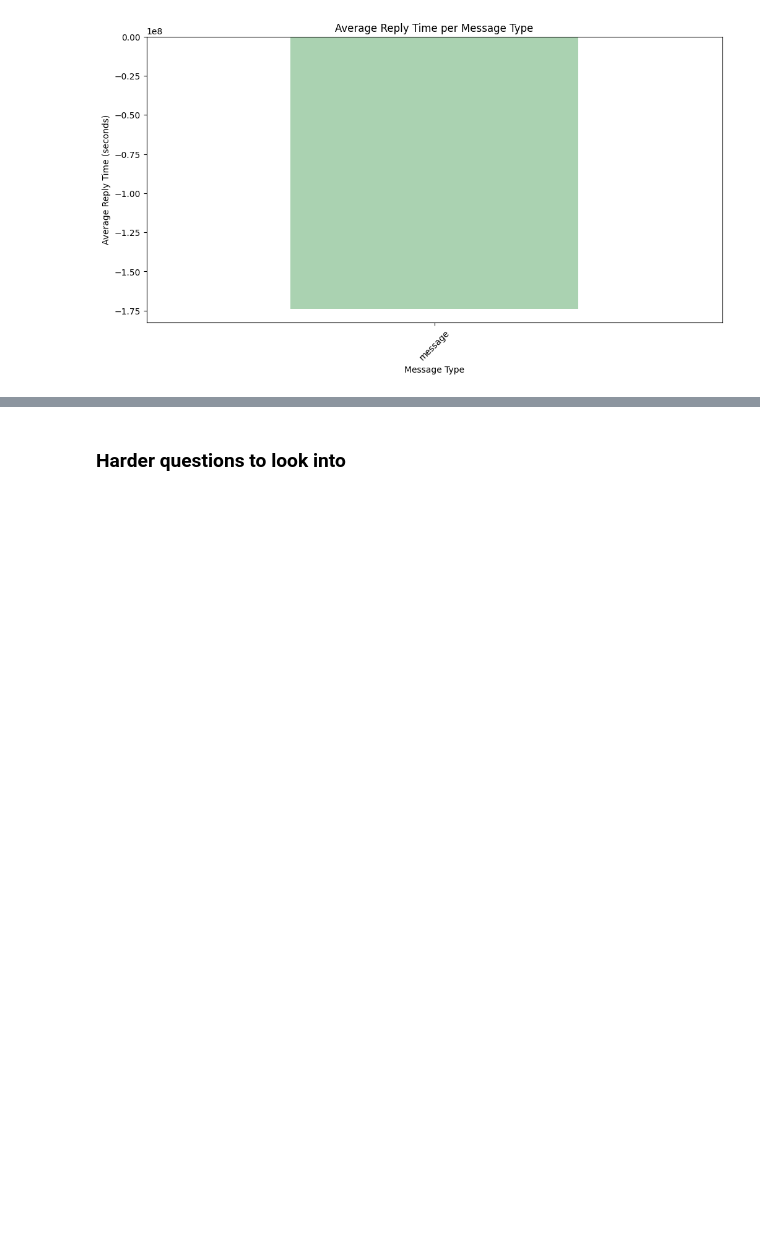
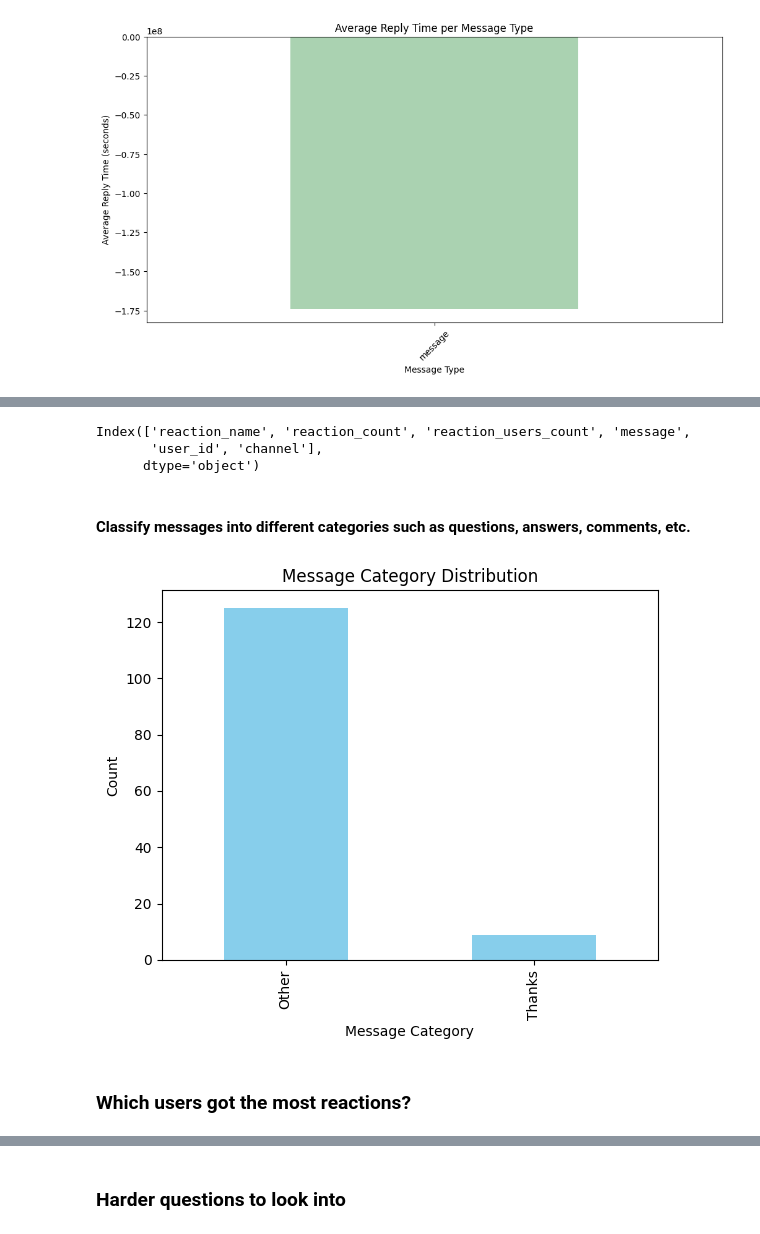
Before and after one commit to mekdes975/network_analysis, a Jupyter notebook: notebooks/parse_slack_data.ipynb, the cells around one changed output, grey strips where cells are left out. Cells and saved outputs as stored; diff of their text form; code cells hidden in the pictures; blank space fills up the shorter version.

```diff
--- a/notebooks/parse_slack_data.ipynb
+++ b/notebooks/parse_slack_data.ipynb
@@ -315,0 +374,42 @@ plt.show()
+# %%
+df_reaction.columns
+# %% [output]
+Index(['reaction_name', 'reaction_count', 'reaction_users_count', 'message',
+       'user_id', 'channel'],
+      dtype='object')
+# %% [markdown]
+#### Classify messages into different categories such as questions, answers, comments, etc.
+# %%
+# Function to classify messages
+def classify_message(msg):
+    # Tokenize the message
+    words = word_tokenize(msg.lower())  # Convert to lowercase for case-insensitivity
+
+    # Remove stopwords
+    filtered_words = [word for word in words if word.isalnum() and word not in stopwords.words('english')]
+
+    # Example classification logic (customize based on your needs)
+    if '?' in filtered_words:
+        return 'Question'
+    elif 'thanks' in filtered_words or 'thank you' in filtered_words:
+        return 'Thanks'
+    elif 'nice' in filtered_words or 'good job' in filtered_words:
+        return 'Appreciation'
+    else:
+        return 'Other'
+
+# Apply the classification function to each message in the DataFrame
+df['message_category'] = df['msg_content'].apply(classify_message)
+# %%
+category_counts = df['message_category'].value_counts()
+
+# Plot a bar chart
+category_counts.plot(kind='bar', color='skyblue')
+plt.xlabel('Message Category')
+plt.ylabel('Count')
+plt.title('Message Category Distribution')
+plt.show()
+# %% [output]
+[figure, added]
+# %% [markdown]
+### Which users got the most reactions?
```
Also changed, not shown: parts of 24 cells of this notebook.
